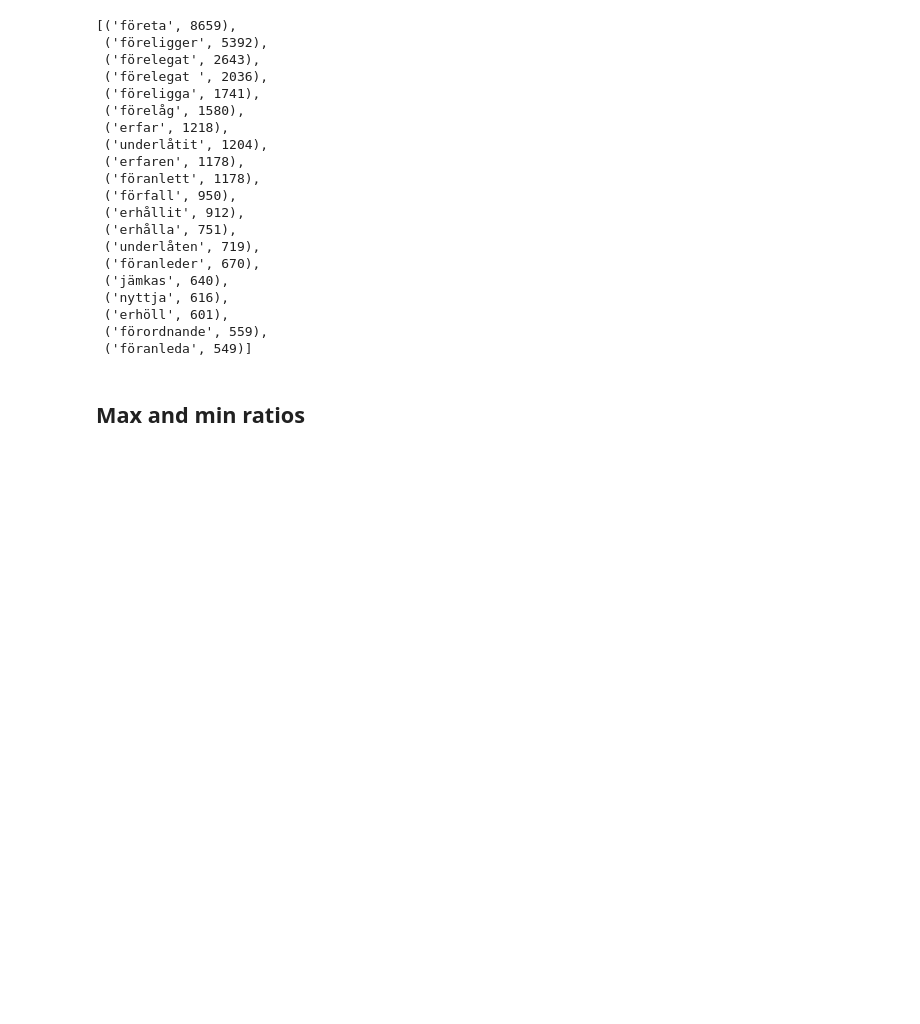
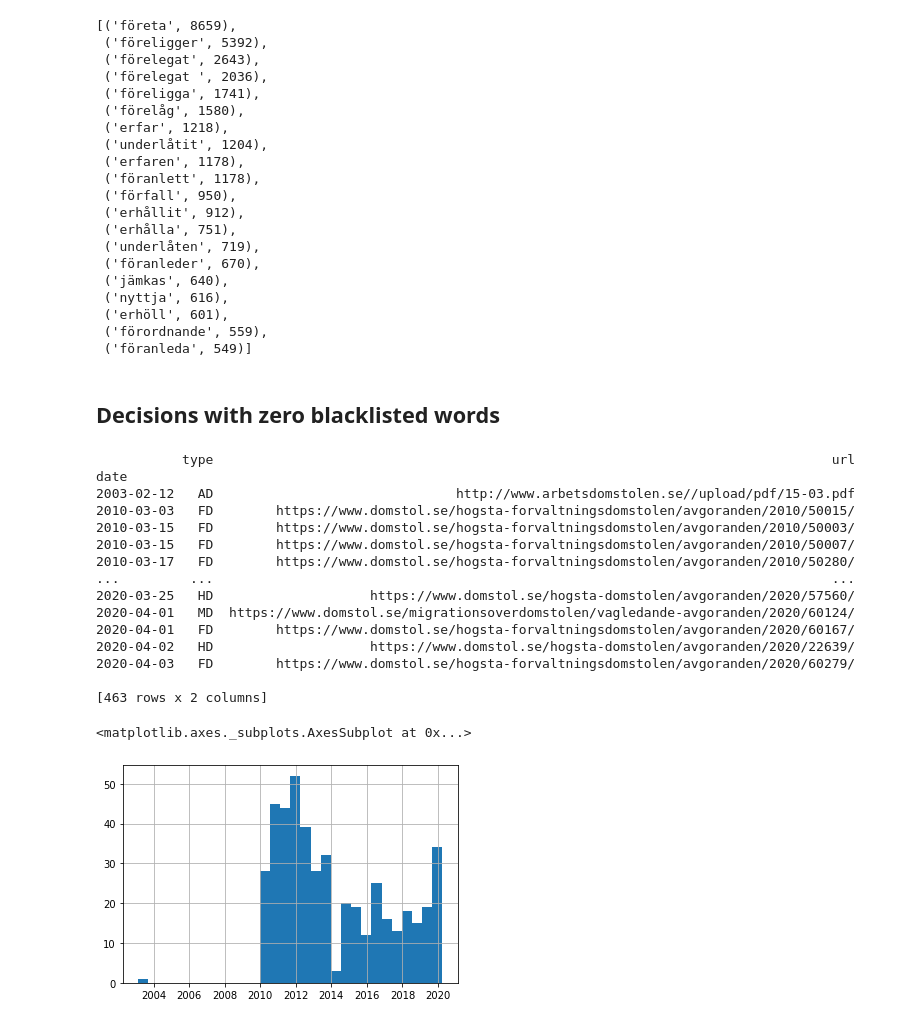
Before and after one commit to karvla/lawlingo, a Jupyter notebook: lawlingo.ipynb, the cells around one changed output. Cells and saved outputs as stored; diff of their text form; code cells hidden in the pictures; blank space fills up the shorter version.

Commit message:
add histogram

```diff
--- a/lawlingo.ipynb
+++ b/lawlingo.ipynb
@@ -260,7 +273,7 @@ counter.most_common(20)
  ('erhöll', 601),
  ('förordnande', 559),
  ('föranleda', 549)]
-# %% [markdown]
-## Max and min ratios
+# %% [markdown]
+## Decisions with zero blacklisted words
 # %%
 pd.set_option('max_colwidth', None)
@@ -267 +281,23 @@ pd.set_option('max_colwidth', None)
+# %%
+print(df.loc[df['n_illegal_occurences'] == 0][['type', 'url']].sort_values(['date']))
+df2 = df.reset_index()
+df2.loc[df2['n_illegal_occurences'] == 0]['date'].hist(bins = 30)
+# %% [output]
+           type                                                                               url
+date
+2003-02-12   AD                               http://www.arbetsdomstolen.se//upload/pdf/15-03.pdf
+2010-03-03   FD        https://www.domstol.se/hogsta-forvaltningsdomstolen/avgoranden/2010/50015/
+2010-03-15   FD        https://www.domstol.se/hogsta-forvaltningsdomstolen/avgoranden/2010/50003/
+2010-03-15   FD        https://www.domstol.se/hogsta-forvaltningsdomstolen/avgoranden/2010/50007/
+2010-03-17   FD        https://www.domstol.se/hogsta-forvaltningsdomstolen/avgoranden/2010/50280/
+...         ...                                                                               ...
+2020-03-25   HD                    https://www.domstol.se/hogsta-domstolen/avgoranden/2020/57560/
+2020-04-01   MD  https://www.domstol.se/migrationsoverdomstolen/vagledande-avgoranden/2020/60124/
+2020-04-01   FD        https://www.domstol.se/hogsta-forvaltningsdomstolen/avgoranden/2020/60167/
+2020-04-02   HD                    https://www.domstol.se/hogsta-domstolen/avgoranden/2020/22639/
+2020-04-03   FD        https://www.domstol.se/hogsta-forvaltningsdomstolen/avgoranden/2020/60279/
+
+[463 rows x 2 columns]
+<matplotlib.axes._subplots.AxesSubplot at 0x...>
+[figure, added]
 # %%
```
Also changed, not shown: parts of 4 cells of this notebook.
